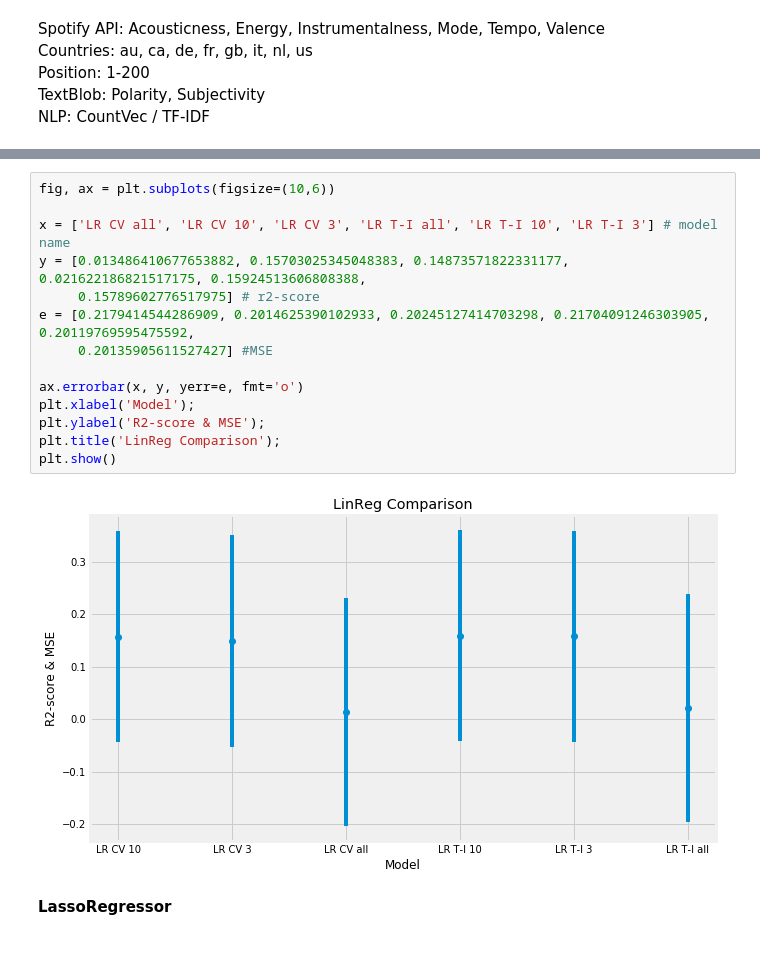
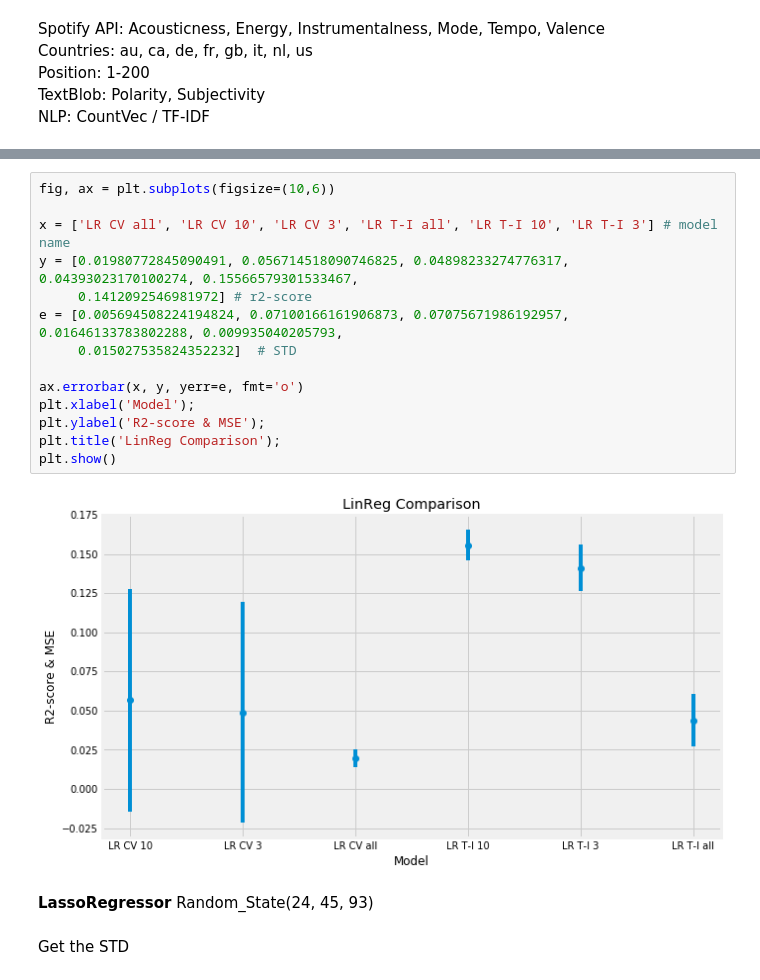
Before and after one commit to yhpf/Capstone-General_Assembly, a Jupyter notebook: 15_comparing_models.ipynb, the cells around one changed output, grey strips where cells are left out. Drawn from its saved outputs; the diff is of its cells as text; blank space fills up the shorter version.

```diff
--- a/15_comparing_models.ipynb
+++ b/15_comparing_models.ipynb
@@ -34,18 +2904,21 @@ NLP: CountVec / TF-IDF
 # %%
 fig, ax = plt.subplots(figsize=(10,6))
 
 x = ['LR CV all', 'LR CV 10', 'LR CV 3', 'LR T-I all', 'LR T-I 10', 'LR T-I 3'] # model name
-y = [0.013486410677653882, 0.15703025345048383, 0.14873571822331177, 0.021622186821517175, 0.15924513606808388,
-     0.15789602776517975] # r2-score
-e = [0.2179414544286909, 0.2014625390102933, 0.20245127414703298, 0.21704091246303905, 0.20119769595475592,
-     0.20135905611527427] #MSE
+y = [0.01980772845090491, 0.056714518090746825, 0.04898233274776317, 0.04393023170100274, 0.15566579301533467,
+     0.1412092546981972] # r2-score
+e = [0.005694508224194824, 0.07100166161906873, 0.07075671986192957, 0.01646133783802288, 0.009935040205793,
+     0.015027535824352232]  # STD
 
 ax.errorbar(x, y, yerr=e, fmt='o')
 plt.xlabel('Model');
 plt.ylabel('R2-score & MSE');
 plt.title('LinReg Comparison');
 plt.show()
 # %% [output]
-[figure, old version]
+[figure, new version]
 # %% [markdown]
 **LassoRegressor**
+Random_State(24, 45, 93)
+# %% [markdown]
+Get the STD
```
Also changed, not shown: parts of 311 cells of this notebook.
